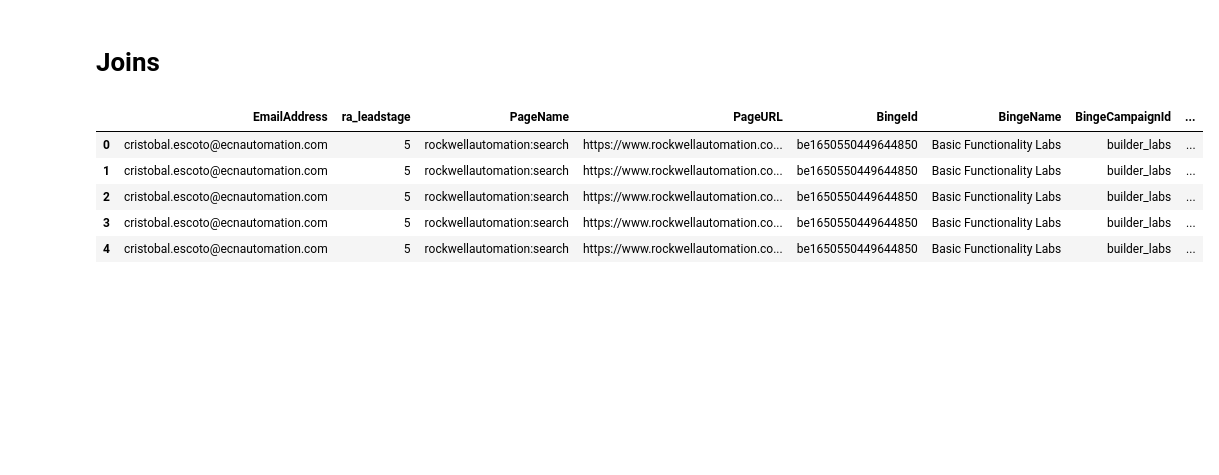
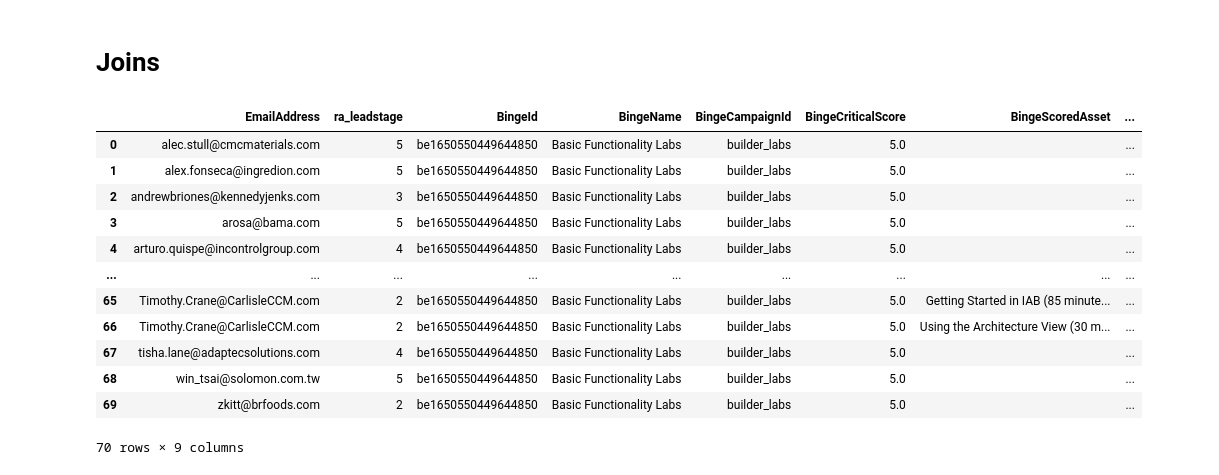
Before and after one commit to wyang-pisrc/ra-mdp, a Jupyter notebook: engagement_scoring/engagement_scoring.ipynb, the cells around one changed output. Saved outputs shown, nothing was run; the diff lists cells and outputs as text; code cells hidden in the pictures; blank space fills up the shorter version.

```diff
--- a/engagement_scoring/engagement_scoring.ipynb
+++ b/engagement_scoring/engagement_scoring.ipynb
@@ -145,7 +156,7 @@ query_db(
 # crm.Lead: provides lead status (key: emailaddress1)
 # elq.Contact: links the other two together (has both EloquaContactId and EmailAddress)
 
-query_db(
+df = query_db(
     """
     WITH cl AS (
         SELECT
@@ -157,39 +168,46 @@ query_db(
             SELECT
                 emailaddress1,
                 MAX(createdon) AS createdon
             FROM crm.Lead
             GROUP BY emailaddress1
         ) AS c2
         ON c1.emailaddress1 = c2.emailaddress1
             AND c1.createdon = c2.createdon
     )
 
-    SELECT TOP 5
+    SELECT DISTINCT
         ec.EmailAddress,
         cl.ra_leadstage,
-        ar.PageName,
-        ar.PageURL,
         ar.BingeId,
         ar.BingeName,
         ar.BingeCampaignId,
         ar.BingeCriticalScore,
         ar.BingeScoredAsset,
         ar.BingeScoredAssetPath,
         ar.BingeScoredAssetScore
     FROM
         aem.RawTraffic AS ar,
         cl,
         elq.Contact AS ec
     WHERE ar.EloquaContactId = ec.EloquaContactId
         AND cl.emailaddress1 = ec.EmailAddress
         AND ar.VisitStartDateTime > '2022-06-12'
         AND ar.BingeId <> '';
     """
 )
+df.to_csv("binge_leads_2022_09_28.csv")
+df
 # %% [output]
-|  | EmailAddress | ra_leadstage | PageName | PageURL | BingeId | BingeName | BingeCampaignId | ... |
-| 0 | cristobal.escoto@ecnautomation.com | 5 | rockwellautomation:search | https://www.rockwellautomation.co... | be1650550449644850 | Basic Functionality Labs | builder_labs | ... |
-| 1 | cristobal.escoto@ecnautomation.com | 5 | rockwellautomation:search | https://www.rockwellautomation.co... | be1650550449644850 | Basic Functionality Labs | builder_labs | ... |
-| 2 | cristobal.escoto@ecnautomation.com | 5 | rockwellautomation:search | https://www.rockwellautomation.co... | be1650550449644850 | Basic Functionality Labs | builder_labs | ... |
-| 3 | cristobal.escoto@ecnautomation.com | 5 | rockwellautomation:search | https://www.rockwellautomation.co... | be1650550449644850 | Basic Functionality Labs | builder_labs | ... |
-| 4 | cristobal.escoto@ecnautomation.com | 5 | rockwellautomation:search | https://www.rockwellautomation.co... | be1650550449644850 | Basic Functionality Labs | builder_labs | ... |
+|  | EmailAddress | ra_leadstage | BingeId | BingeName | BingeCampaignId | BingeCriticalScore | BingeScoredAsset | ... |
+| 0 | alec.stull@cmcmaterials.com | 5 | be1650550449644850 | Basic Functionality Labs | builder_labs | 5.0 |  | ... |
+| 1 | alex.fonseca@ingredion.com | 5 | be1650550449644850 | Basic Functionality Labs | builder_labs | 5.0 |  | ... |
+| 2 | andrewbriones@kennedyjenks.com | 3 | be1650550449644850 | Basic Functionality Labs | builder_labs | 5.0 |  | ... |
+| 3 | arosa@bama.com | 5 | be1650550449644850 | Basic Functionality Labs | builder_labs | 5.0 |  | ... |
+| 4 | arturo.quispe@incontrolgroup.com | 4 | be1650550449644850 | Basic Functionality Labs | builder_labs | 5.0 |  | ... |
+| ... | ... | ... | ... | ... | ... | ... | ... | ... |
+| 65 | Timothy.Crane@CarlisleCCM.com | 2 | be1650550449644850 | Basic Functionality Labs | builder_labs | 5.0 | Getting Started in IAB (85 minute... | ... |
+| 66 | Timothy.Crane@CarlisleCCM.com | 2 | be1650550449644850 | Basic Functionality Labs | builder_labs | 5.0 | Using the Architecture View (30 m... | ... |
+| 67 | tisha.lane@adaptecsolutions.com | 4 | be1650550449644850 | Basic Functionality Labs | builder_labs | 5.0 |  | ... |
+| 68 | win_tsai@solomon.com.tw | 5 | be1650550449644850 | Basic Functionality Labs | builder_labs | 5.0 |  | ... |
+| 69 | zkitt@brfoods.com | 2 | be1650550449644850 | Basic Functionality Labs | builder_labs | 5.0 |  | ... |
+70 rows × 9 columns
```
Also changed, not shown: parts of 10 cells of this notebook, 6 other files.
